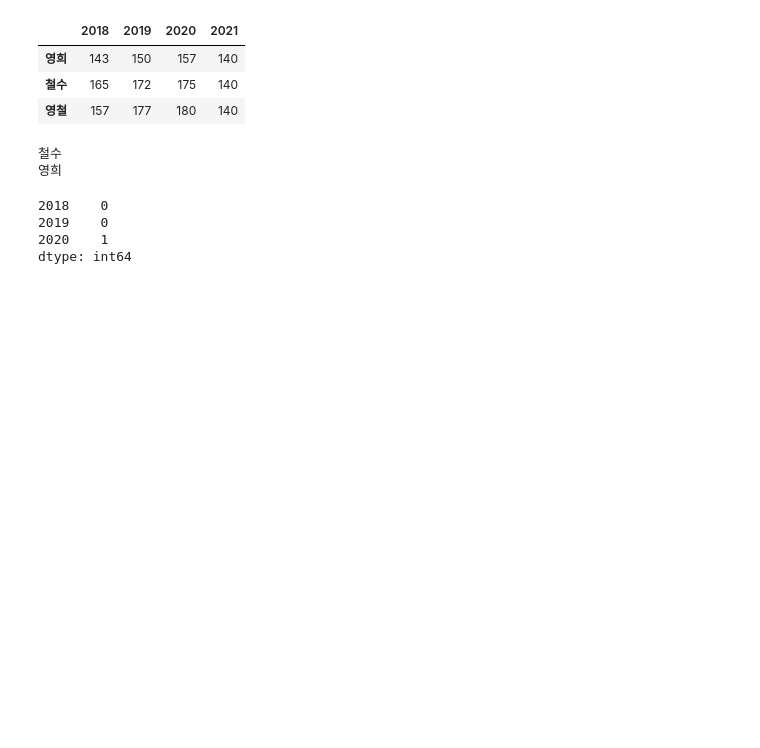
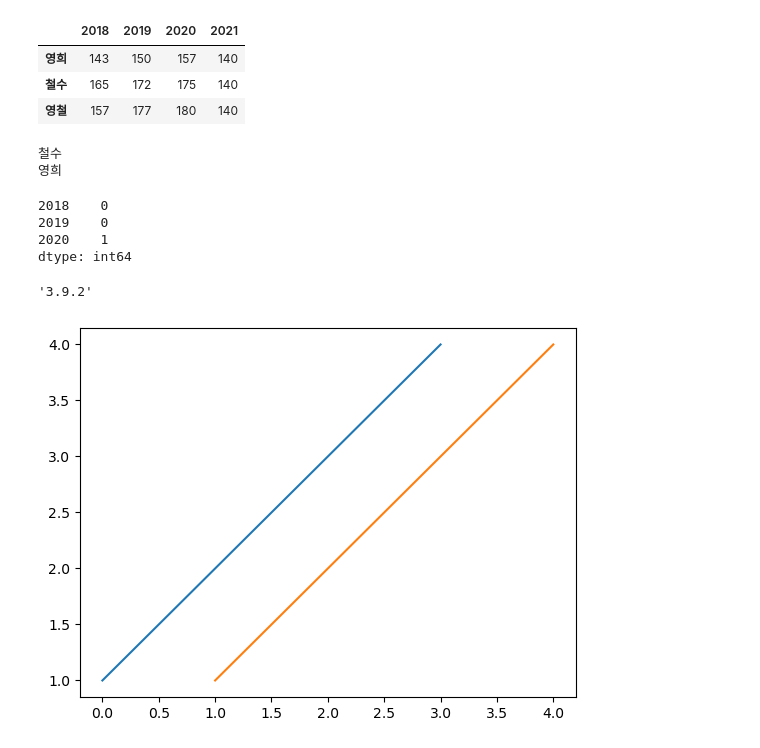
Before and after one commit to Songsungsang/SF_Python, a Jupyter notebook: Pracetice/practice.ipynb, the cells around one changed output. Cells and saved outputs as stored; diff of their text form; code cells hidden in the pictures; blank space fills up the shorter version.

Commit message:
12.18 Python practice of matplotlib and making charts

```diff
--- a/Pracetice/practice.ipynb
+++ b/Pracetice/practice.ipynb
@@ -560,0 +565,13 @@ data {
+# %%
+matplotlib.__version__
+# %% [output]
+'3.9.2'
+# %%
+import matplotlib.pyplot as plt
+
+plt.plot([1,2,3,4]) # 리스트 하나만 주면 주로 y 좌표로 해석. 1,2,3,4 보여주는 중
+
+plt.plot([1,2,3,4], [1,2,3,4])
+plt.show()
+# %% [output]
+[figure, added]
```
Also changed, not shown: parts of 13 cells of this notebook, 5 other files.
